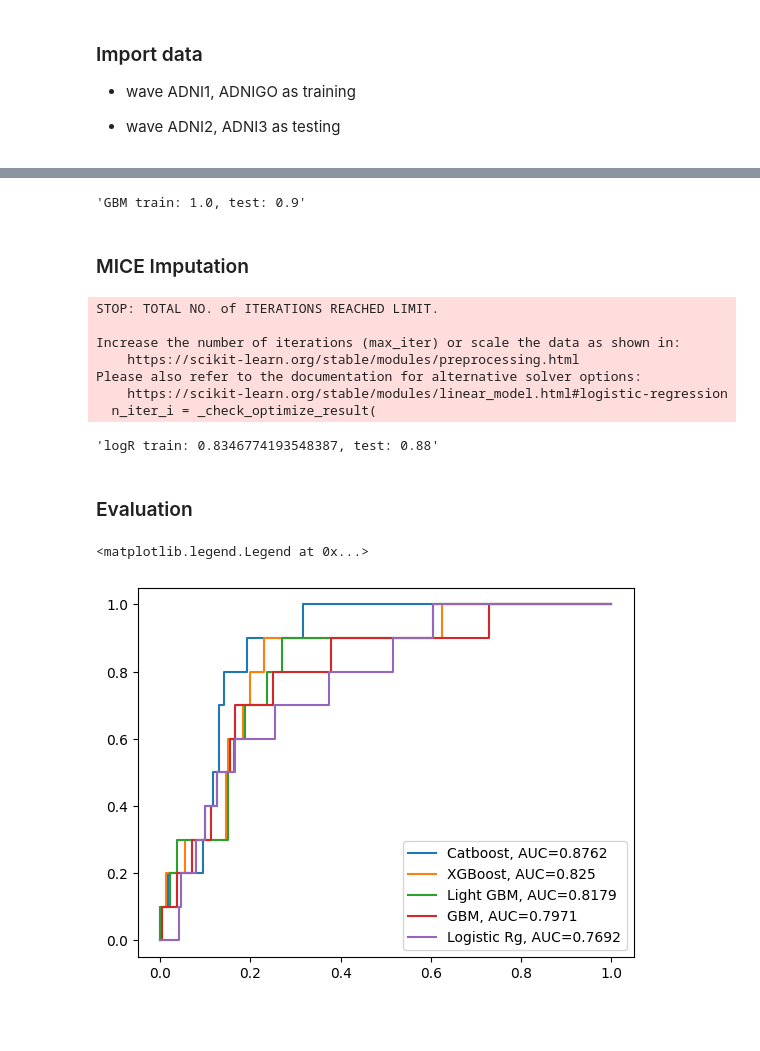
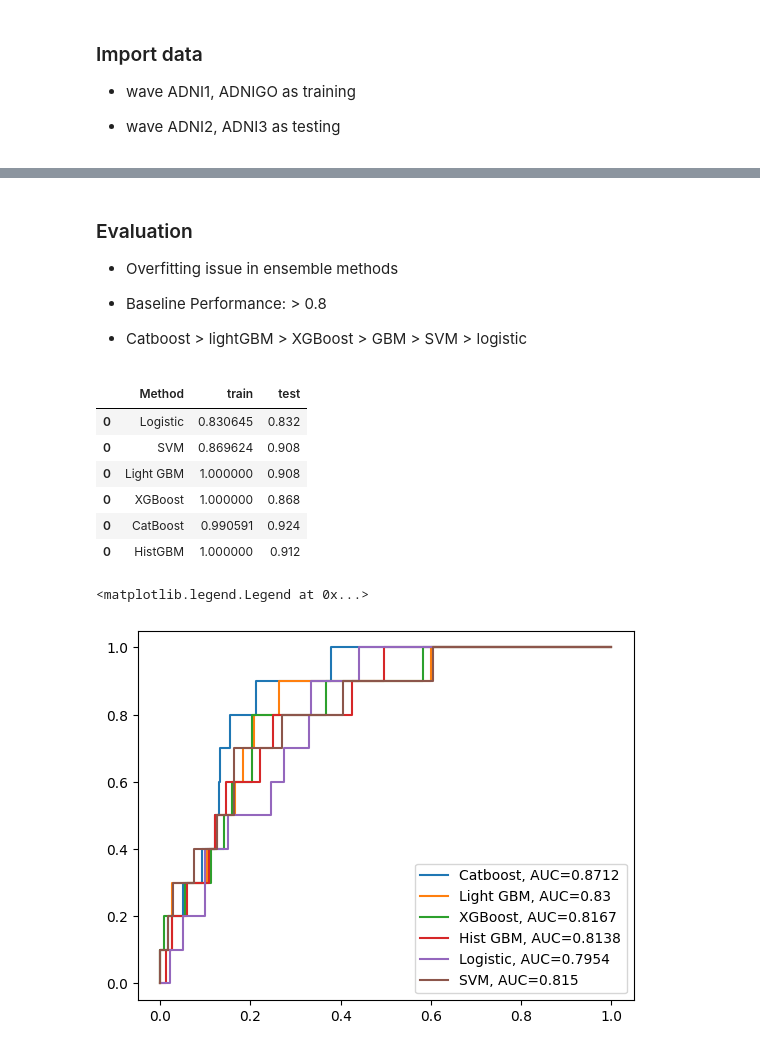
Before and after one commit to tctsung/AD_boosting, a Jupyter notebook: base_model.ipynb, the cells around one changed output, grey strips where cells are left out. Drawn from its saved outputs; the diff is of its cells as text; code cells hidden in the pictures; blank space fills up the shorter version.

Commit message:
summarize base model result

```diff
--- a/base_model.ipynb
+++ b/base_model.ipynb
@@ -23,3 +27,4 @@ x_train = pd.read_csv("../clean_data/mci_wv1go.csv")
 x_test = pd.read_csv("../clean_data/mci_wv23.csv")
 y_train = x_train.pop("progress")
 y_test = x_test.pop("progress")
+errs = pd.DataFrame(columns=[0,1,2])
@@ -54,6 +78,8 @@ f"xgboost train: {np.mean(pred_train == y_train)}, test: {np.mean(pred_test == y
 # %%
 # catboost:
-mod_cat = CatBoostClassifier()
+mod_cat = CatBoostClassifier(silent=True)
 mod_cat.fit(x_train, y_train)
 pred_train = mod_cat.predict(x_train)
 pred_test = mod_cat.predict(x_test)
+errs = pd.concat([errs, pd.DataFrame([["CatBoost", np.mean(pred_train == y_train),
+                         np.mean(pred_test == y_test)]]) ])
@@ -87,35 +94,11 @@ pred_test = mod_gbm.predict(x_test)
-# %%
-f"GBM train: {np.mean(pred_train == y_train)}, test: {np.mean(pred_test == y_test)}"
-# %% [output]
-'GBM train: 1.0, test: 0.9'
-# %% [markdown]
-### MICE Imputation
-# %%
-# import miceforest as mf
-from sklearn.impute import KNNImputer
-from sklearn.pipeline import Pipeline
-from sklearn.preprocessing import StandardScaler
-from sklearn.linear_model import LogisticRegression
-mod_log = Pipeline([
-    # ("scale",StandardScaler() ),
-    ('impute', KNNImputer()),
-    ('model', LogisticRegression()),
-])
-mod_log.fit(x_train, y_train)
-pred_train = mod_log.predict(x_train)
-pred_test = mod_log.predict(x_test)
-f"logR train: {np.mean(pred_train == y_train)}, test: {np.mean(pred_test == y_test)}"
-# %% [output]
-STOP: TOTAL NO. of ITERATIONS REACHED LIMIT.
-
-Increase the number of iterations (max_iter) or scale the data as shown in:
-    https://scikit-learn.org/stable/modules/preprocessing.html
-Please also refer to the documentation for alternative solver options:
-    https://scikit-learn.org/stable/modules/linear_model.html#logistic-regression
-  n_iter_i = _check_optimize_result(
-'logR train: 0.8346774193548387, test: 0.88'
 # %% [markdown]
 ### Evaluation
+
+- Overfitting issue in ensemble methods
+
+- Baseline Performance: > 0.8
+
+- Catboost > lightGBM > XGBoost > GBM > SVM > logistic
 # %%
 from sklearn.metrics import accuracy_score, confusion_matrix, roc_auc_score, roc_curve
 import matplotlib.pyplot as plt
@@ -129,37 +112,53 @@ def plot_roc_curve(true_y, y_prob):
     plt.xlabel('False Positive Rate')
     plt.ylabel('True Positive Rate')
 # %%
+errs.columns = ["Method", "train", "test"]
+display(errs)
 plt.figure(0).clf()
 # Catboost:
 y_pred = mod_cat.predict_proba(x_test)[:, 1]
 fpr, tpr, _ = metrics.roc_curve(y_test, y_pred)
 auc = round(metrics.roc_auc_score(y_test, y_pred), 4)
 plt.plot(fpr,tpr,label="Catboost, AUC="+str(auc))
-# xgboost:
-y_pred = mod_xgb.predict_proba(x_test)[:, 1]
-fpr, tpr, _ = metrics.roc_curve(y_test, y_pred)
-auc = round(metrics.roc_auc_score(y_test, y_pred), 4)
-plt.plot(fpr,tpr,label="XGBoost, AUC="+str(auc))
+
 # light gbm:
 y_pred = mod_lgb.predict_proba(x_test)[:, 1]
 fpr, tpr, _ = metrics.roc_curve(y_test, y_pred)
 auc = round(metrics.roc_auc_score(y_test, y_pred), 4)
 plt.plot(fpr,tpr,label="Light GBM, AUC="+str(auc))
 
-# hist gbm:
-y_pred = mod_gbm.predict_proba(x_test)[:, 1]
+# xgboost:
+y_pred = mod_xgb.predict_proba(x_test)[:, 1]
 fpr, tpr, _ = metrics.roc_curve(y_test, y_pred)
 auc = round(metrics.roc_auc_score(y_test, y_pred), 4)
-plt.plot(fpr,tpr,label="GBM, AUC="+str(auc))
+plt.plot(fpr,tpr,label="XGBoost, AUC="+str(auc))
+
+# hist gbm:
+y_pred = mod_hgbm.predict_proba(x_test)[:, 1]
+fpr, tpr, _ = metrics.roc_curve(y_test, y_pred)
+auc = round(metrics.roc_auc_score(y_test, y_pred), 4)
+plt.plot(fpr,tpr,label="Hist GBM, AUC="+str(auc))
 
 # Logistic:
 y_pred = mod_log.predict_proba(x_test)[:, 1]
 fpr, tpr, _ = metrics.roc_curve(y_test, y_pred)
 auc = round(metrics.roc_auc_score(y_test, y_pred), 4)
-plt.plot(fpr,tpr,label="Logistic Rg, AUC="+str(auc))
+plt.plot(fpr,tpr,label="Logistic, AUC="+str(auc))
 
+# SVM:
+y_pred = mod_svm.predict_proba(x_test)[:, 1]
+fpr, tpr, _ = metrics.roc_curve(y_test, y_pred)
+auc = round(metrics.roc_auc_score(y_test, y_pred), 4)
+plt.plot(fpr,tpr,label="SVM, AUC="+str(auc))
 
 plt.legend()
 # %% [output]
+|  | Method | train | test |
+| 0 | Logistic | 0.830645 | 0.832 |
+| 0 | SVM | 0.869624 | 0.908 |
+| 0 | Light GBM | 1.000000 | 0.908 |
+| 0 | XGBoost | 1.000000 | 0.868 |
+| 0 | CatBoost | 0.990591 | 0.924 |
+| 0 | HistGBM | 1.000000 | 0.912 |
 <matplotlib.legend.Legend at 0x...>
-[figure, old version]
+[figure, new version]
```
Also changed, not shown: parts of 11 cells of this notebook, 1 other file.
